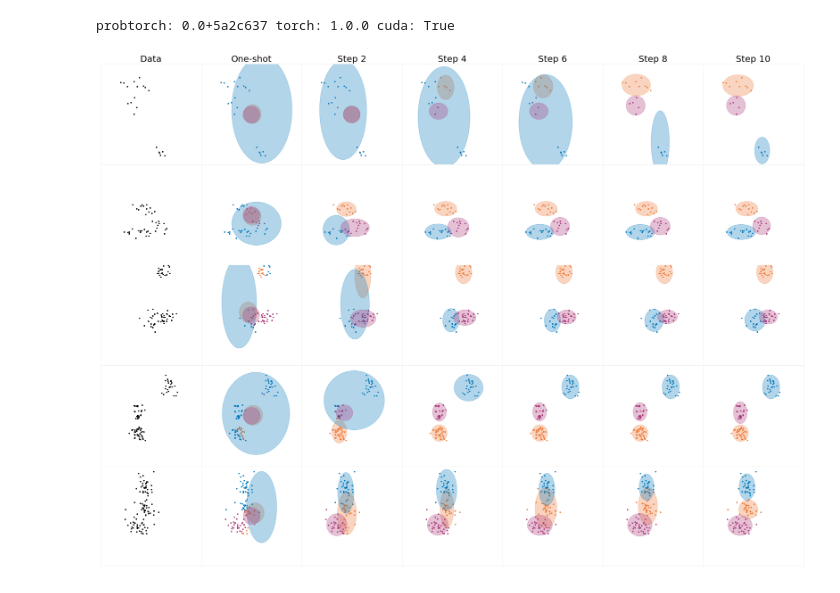
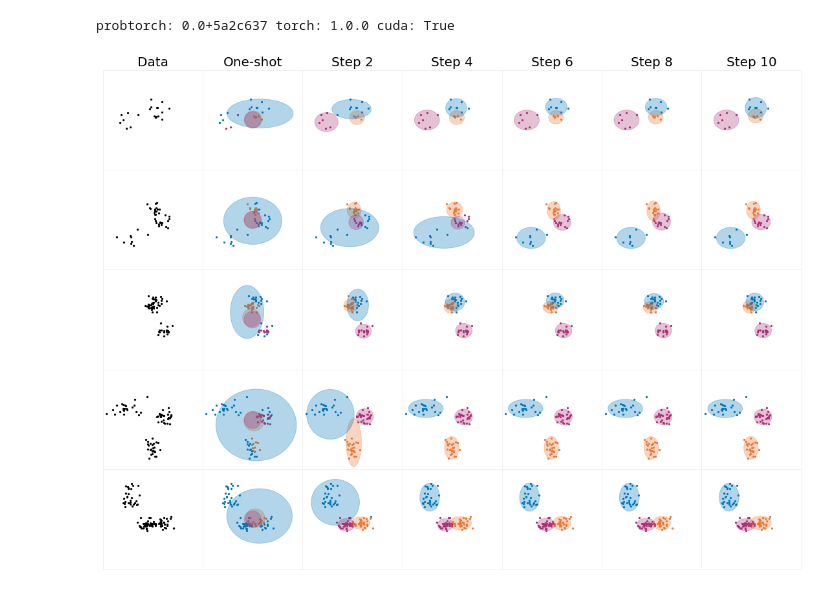
Before and after one commit to hao-w/apgs, a Jupyter notebook: GMM/experiments/apg-gmm-viz.ipynb, the cells around one changed output. Saved outputs shown, nothing was run; the diff lists cells and outputs as text; code cells hidden in the pictures.

```diff
--- a/GMM/experiments/apg-gmm-viz.ipynb
+++ b/GMM/experiments/apg-gmm-viz.ipynb
@@ -28,9 +28,8 @@ from viz_mc import Viz_MC
 from apg import APG_test
 
 BATCH_SIZE = 5
-MCMC_STEPS = 10 ## 12 is maximum mcmc steps
 Viz_INTERVAL = 2
-FS = 25
+FS = 15
 TITLE_FS = 20
 OB_MS = 5.0
 MU_MARKER = 'X'
@@ -38,15 +37,11 @@ MU_MS = 100
 OPACITY = 0.3
 BOUND = 12
 COLORS = ['#EE7733', '#0077BB', '#AA3377', '#009988']
-DATA_PTR = 52
-
-# evaluator = Eval(models, K, D, 1, BATCH_SIZE, MCMC_STEPS, VIS_INTERVAL, FS, TITLE_FS, OB_MS, OPACITY, BOUND, COLORS, CUDA, DEVICE)
-
-evaluator = Eval(models, K, D, 1, BATCH_SIZE, MCMC_STEPS, CUDA, DEVICE)
-visualizer = Viz_MC(K, MCMC_STEPS, Viz_INTERVAL, FS, TITLE_FS, OB_MS, OPACITY, BOUND, COLORS)
-
-Metrics = evaluator.Test_uniform(APG_test, Data, DATA_PTR)
+DATA_PTR = 5
-# %%
-visualizer.Plot_chains(Metrics['samples'], Metrics['data'])
-# %% [output]
-[figure, removed]
+# %%
+visualizer = Viz_MC(K, Viz_INTERVAL, FS, TITLE_FS, OB_MS, OPACITY, BOUND, COLORS)
+evaluator = Eval(models, K, D, BATCH_SIZE, CUDA, DEVICE)
+Metrics_sample = evaluator.Test_uniform(APG_test, Data, DATA_PTR, mcmc_steps=10, sample_size=1)
+visualizer.Plot_chains(Metrics_sample['data'], Metrics_sample['samples'])
+# %% [output]
+[figure, added]
```
Also changed, not shown: parts of 1 cell of this notebook, 6 other files.
